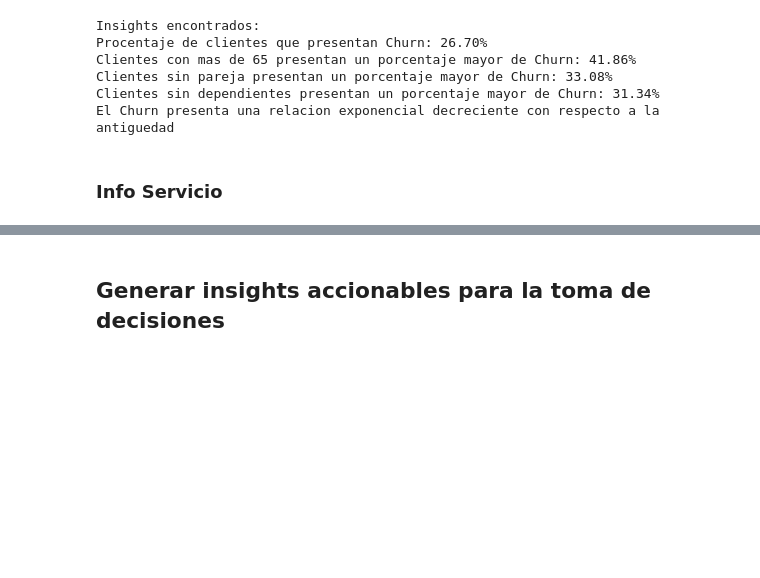
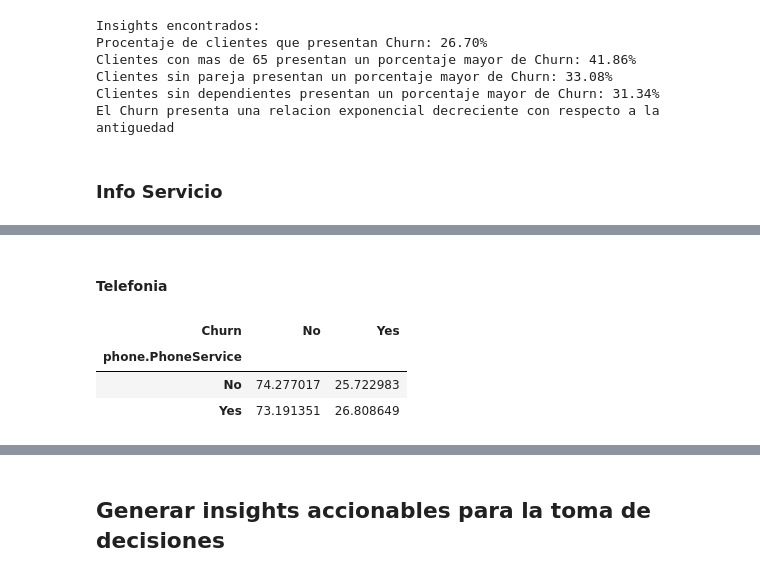
Before and after one commit to JCSR2022/challenge2-data-science-Alura, a Jupyter notebook: challenge2_data_science_Alura.ipynb, the cells around one changed output, grey strips where cells are left out. Saved outputs shown, nothing was run; the diff lists cells and outputs as text; code cells hidden in the pictures; blank space fills up the shorter version.

```diff
--- a/challenge2_data_science_Alura.ipynb
+++ b/challenge2_data_science_Alura.ipynb
@@ -467,0 +479,10 @@ El Churn presenta una relacion exponencial decreciente con respecto a la antigue
+# %% [markdown]
+#### Telefonia
+# %%
+df_PhoneService = pd.crosstab(data['phone.PhoneService'], data['Churn'], normalize='index') * 100
+df_PhoneService
+# %% [output]
+| Churn | No | Yes |
+| phone.PhoneService |  |  |
+| No | 74.277017 | 25.722983 |
+| Yes | 73.191351 | 26.808649 |
```
Also changed, not shown: parts of 14 cells of this notebook.
